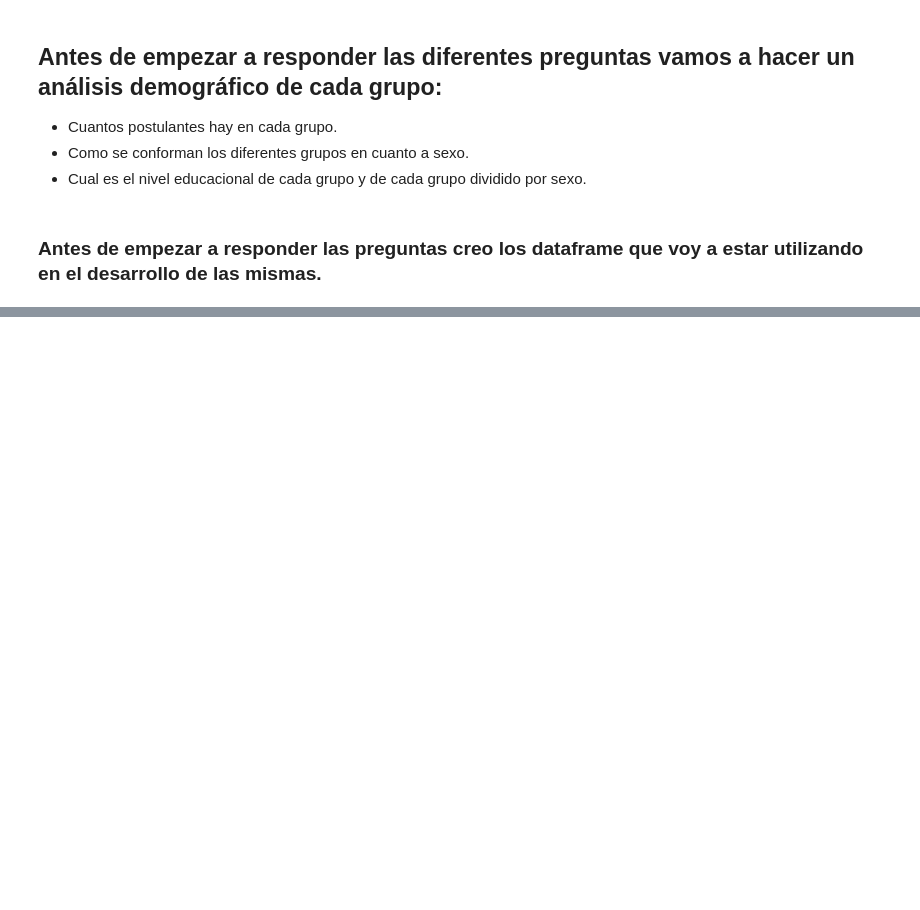
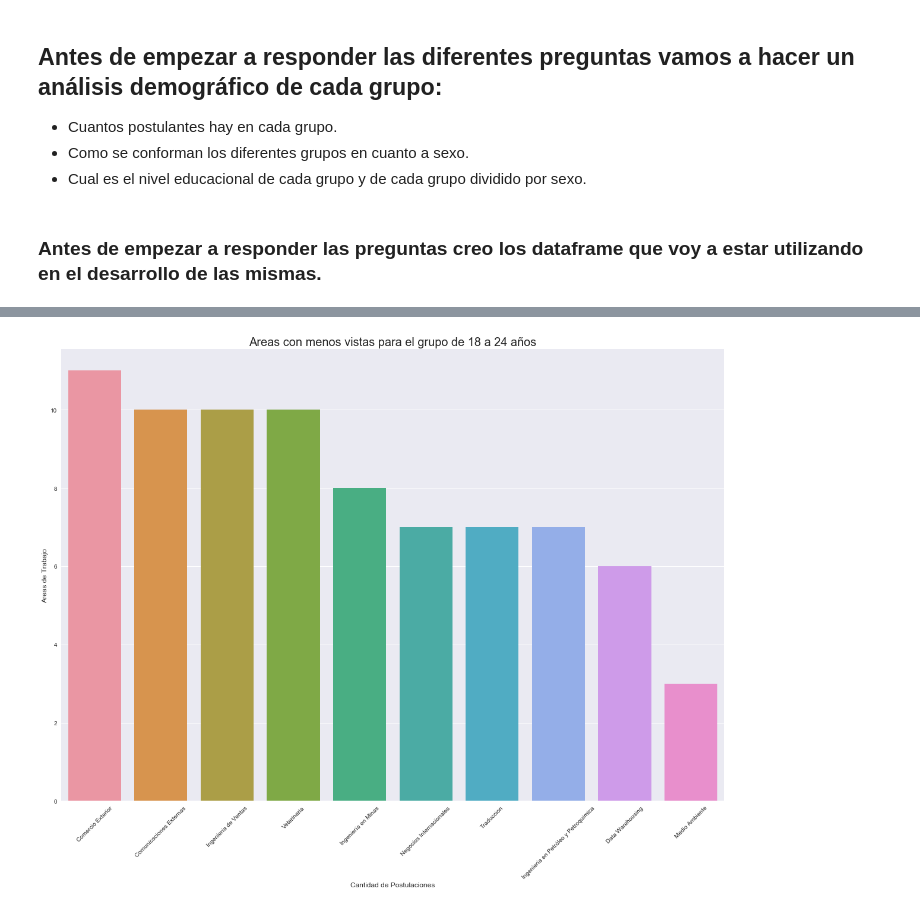
Before and after one commit to GastonMontes/75.06-Datos-TP1, a Jupyter notebook: Notebooks/Age analysis.ipynb, the cells around one changed output, grey strips where cells are left out. Saved outputs shown, nothing was run; the diff lists cells and outputs as text; code cells hidden in the pictures; blank space fills up the shorter version.

```diff
--- a/Notebooks/Age analysis.ipynb
+++ b/Notebooks/Age analysis.ipynb
@@ -162,0 +251,11 @@ vistas.sample(10)
+# %%
+# Grafico que muestra las areas menos vistadas para el grupo de 18 a 24 años.
+plt.subplots(figsize = (20, 14))
+areaMenosVisitadas1Plot = sns.barplot(x = areaMenosVisitadas1['nombre_area'], y = areaMenosVisitadas1['cantidad'], orient = 'v')
+areaMenosVisitadas1Plot.set_xticklabels(areaMenosVisitadas1Plot.get_xticklabels(), rotation = 45)
+areaMenosVisitadas1Plot.set_title("Areas con menos vistas para el grupo de 18 a 24 años", fontsize = 20)
+areaMenosVisitadas1Plot.set_xlabel("Cantidad de Postulaciones", fontsize = 12)
+areaMenosVisitadas1Plot.set_ylabel("Areas de Trabajo", fontsize = 12)
+plt.show()
+# %% [output]
+[figure, added]
```
Also changed, not shown: parts of 16 cells of this notebook.
